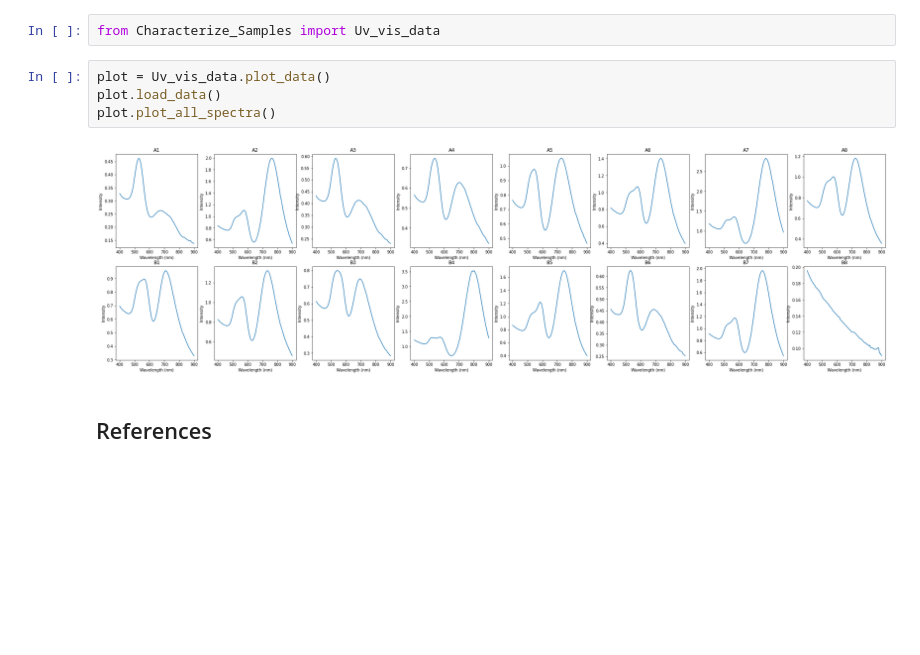
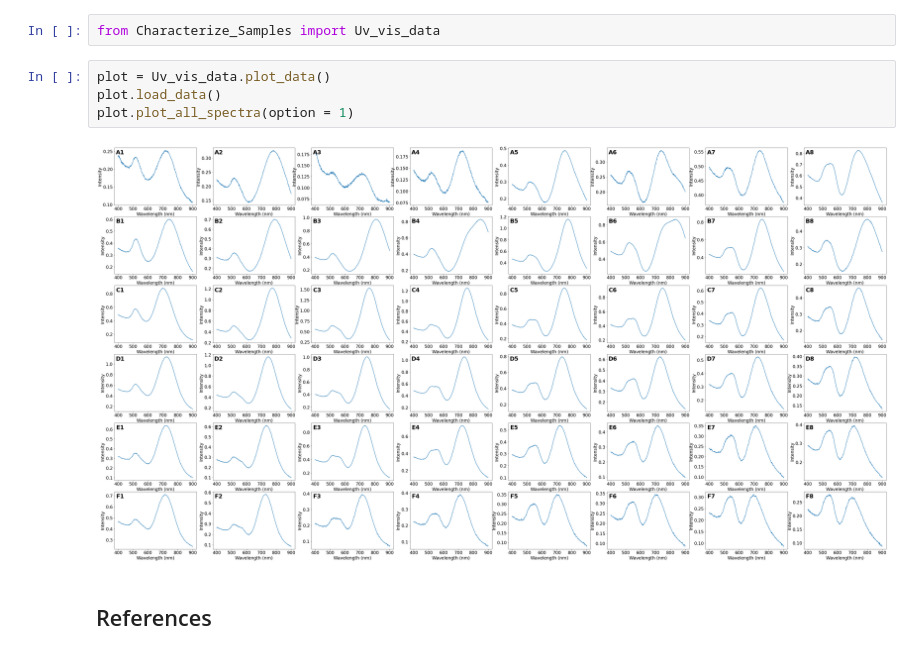
Before and after one commit to pozzo-research-group/OT2-Course-MSE, a Jupyter notebook: 3.Characterize_Samples/Gold Nanoparticle Characterization.ipynb, the cells around one changed output. Drawn from its saved outputs; the diff is of its cells as text; blank space fills up the shorter version.

Commit message:
update graph plotting

```diff
--- a/3.Characterize_Samples/Gold Nanoparticle Characterization.ipynb
+++ b/3.Characterize_Samples/Gold Nanoparticle Characterization.ipynb
@@ -37,9 +37,9 @@ from Characterize_Samples import Uv_vis_data
 # %%
 plot = Uv_vis_data.plot_data()
 plot.load_data()
-plot.plot_all_spectra()
+plot.plot_all_spectra(option = 1)
 # %% [output]
-[figure, old version]
+[figure, new version]
 # %% [markdown]
 ## References
 # %% [markdown]
```
Also changed, not shown: 2 other files.
